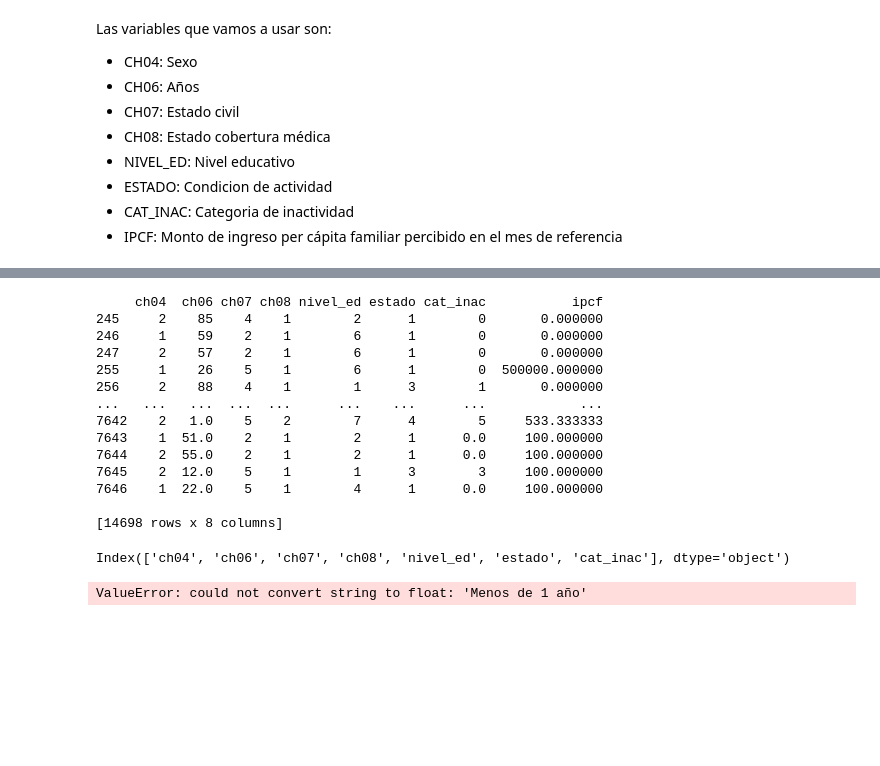
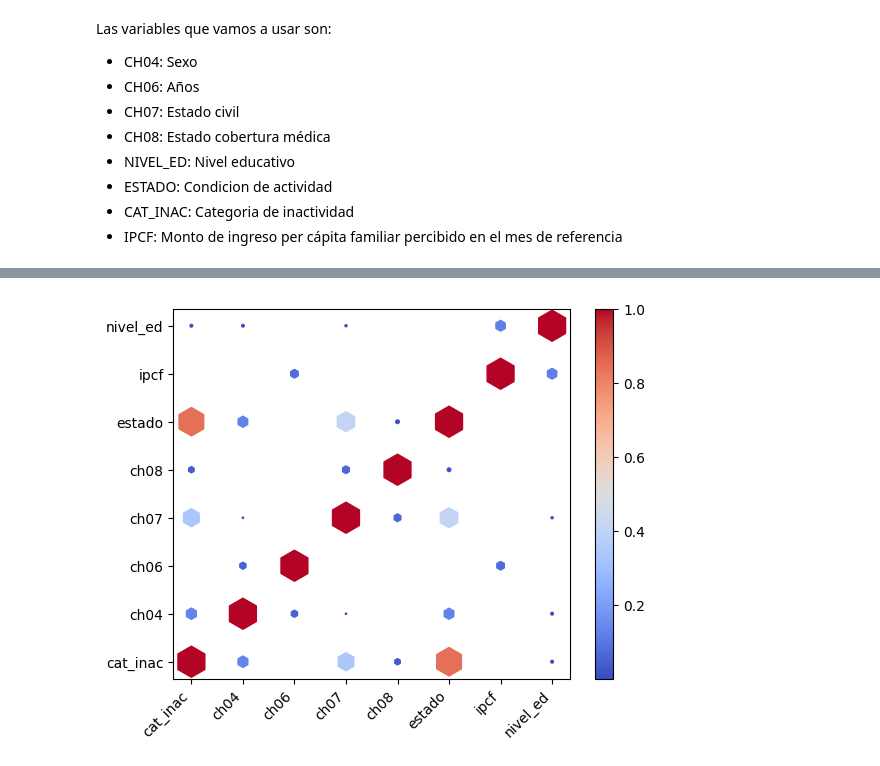
Before and after one commit to AngelaNavajas/CC408-T1-4, a Jupyter notebook: TP3/TP3.ipynb, the cells around one changed output, grey strips where cells are left out. Drawn from its saved outputs; the diff is of its cells as text; code cells hidden in the pictures; blank space fills up the shorter version.

```diff
--- a/TP3/TP3.ipynb
+++ b/TP3/TP3.ipynb
@@ -77,9 +62,6 @@ Las variables que vamos a usar son:
 - IPCF: Monto de ingreso per cápita familiar percibido en el mes de referencia
 # %%
 # como hay datos que tienen distintas etiquetas en las dos bases que concatenamos, tenemos que unificar renombrar las etiquetas de una de las bases asi se pueden tener todos los datos con el mismo valor
-
-############ FALTA EL VALOR DE UNA ETIQUETA DE LA COLUMNA CH08 PARA REEMPLAZARLO
-
 variables_interes = base_prelimpieza[["ch04", "ch06", "ch07", "ch08", "nivel_ed", "estado", "cat_inac"]]
 
 for i in variables_interes:
@@ -90,8 +72,7 @@ for i in variables_interes:
     elif i == "ch06":
         base_prelimpieza['ch06'] = base_prelimpieza['ch06'].replace({
             '98 y más años' : 98,
-            'Menos de 1 año' : 0,
-            -1 : 0})
+            'Menos de 1 año' : 0})
         # cambio el formato de los valores de esta columna porque la mitad estaba en float y la mitas en int
         base_prelimpieza['ch06'] = base_prelimpieza['ch06'].astype(int)
     elif i == "ch07":
@@ -110,10 +91,8 @@ for i in variables_interes:
             'Ns./Nr.': 9,
             'Obra social y mutual/prepaga/servicio de emergencia': 12,
             'Obra social y planes y seguros públicos': 13,
-            'Mutual/Prepaga/Servicio de emergencia': 23,
-            'Obra Social': 123
-        # FALTA EL CODIGO DE "Mutual/prepaga/servicio de emergencia/planes y seguros públi" :
-        })
+            'Mutual/prepaga/servicio de emergencia/planes y seguros públi': 23,
+            'Obra Social, mutual/prepaga/servicio de emergencia y planes y seguros públicos': 123})
     elif i == "nivel_ed":
         base_prelimpieza['nivel_ed'] = base_prelimpieza['nivel_ed'].replace({
             'Primaria Incompleta (incluye educación especial)': 1,
@@ -264,64 +293,38 @@ plt.show()
 # %%
-#Matriz de correlacion
-# Step 1 - Make a scatter plot with square markers, set column names as labels
+# lo saque del 1er link
 
-def heatmap(x, y, size):
+# NO SE PORQUE NO PONE CORRELACIONES NEGATIVAS!!!!!!!!!
+
+def heatmap(x, y, size, color):
     fig, ax = plt.subplots()
-
     # Mapping from column names to integer coordinates
     x_labels = [v for v in sorted(x.unique())]
     y_labels = [v for v in sorted(y.unique())]
     x_to_num = {p[1]:p[0] for p in enumerate(x_labels)}
     y_to_num = {p[1]:p[0] for p in enumerate(y_labels)}
 
     size_scale = 500
-    ax.scatter(
+    scatter = ax.scatter(
         x=x.map(x_to_num), # Use mapping for x
         y=y.map(y_to_num), # Use mapping for y
         s=size * size_scale, # Vector of square sizes, proportional to size parameter
-        marker='s' # Use square as scatterplot marker
+        c=color,  # Colores de los puntos
+        cmap='coolwarm',  # Mapa de colores
+        marker='h' # usamos exagonos¿? creo que se llamaban asi
     )
+    plt.colorbar(scatter, ax = ax)
 
-    # Show column labels on the axes
-    ax.set_xticks([x_to_num[v] for v in x_labels])
+    # Mostrar etiquetas de columnas en los ejes
+    ax.set_xticks(list(x_to_num.values()))
     ax.set_xticklabels(x_labels, rotation=45, horizontalalignment='right')
-    ax.set_yticks([y_to_num[v] for v in y_labels])
+    ax.set_yticks(list(y_to_num.values()))
     ax.set_yticklabels(y_labels)
+
+# hago el grafico
+variables_corr = base_limpia[['ch04', 'ch06', 'ch07', 'ch08', 'nivel_ed', 'estado', 'cat_inac', 'ipcf']]
+corr = variables_corr.corr()
+corr = pd.melt(corr.reset_index(), id_vars='index') # Unpivot the dataframe, so we can get pair of arrays for x and y
+corr.columns = ['x', 'y', 'value']
+heatmap(x=corr['x'], y=corr['y'], size=corr['value'], color=corr['value'].abs())
+# %% [output]
+[figure, added]
-# %%
-variable_matriz = ['ch04', 'ch06', 'ch07', 'ch08', 'nivel_ed', 'estado', 'cat_inac', 'ipcf']
-base_variables = base_prelimpieza[variable_matriz]
-
-# Mostrar la nueva base de datos
-print(base_variables)
-# %% [output]
-     ch04  ch06 ch07 ch08 nivel_ed estado cat_inac           ipcf
-245     2    85    4    1        2      1        0       0.000000
-246     1    59    2    1        6      1        0       0.000000
-247     2    57    2    1        6      1        0       0.000000
-255     1    26    5    1        6      1        0  500000.000000
-256     2    88    4    1        1      3        1       0.000000
-...   ...   ...  ...  ...      ...    ...      ...            ...
-7642    2   1.0    5    2        7      4        5     533.333333
-7643    1  51.0    2    1        2      1      0.0     100.000000
-7644    2  55.0    2    1        2      1      0.0     100.000000
-7645    2  12.0    5    1        1      3        3     100.000000
-7646    1  22.0    5    1        4      1      0.0     100.000000
-
-[14698 rows x 8 columns]
-# %%
-# Filtra las columnas no numéricas
-non_numeric_cols = base_variables.select_dtypes(include=['object']).columns
-print(non_numeric_cols)
-# %% [output]
-Index(['ch04', 'ch06', 'ch07', 'ch08', 'nivel_ed', 'estado', 'cat_inac'], dtype='object')
-# %%
-matriz = base_variables.corr()
-matriz = pd.melt(matriz.reset_index(), id_vars='index') # Unpivot the dataframe, so we can get pair of arrays for x and y
-matriz.columns = ['x', 'y', 'value']
-heatmap(
-    x=matriz['x'],
-    y=matriz['y'],
-    size=matriz['value'].abs()
-)
-# %% [output]
-ValueError: could not convert string to float: 'Menos de 1 año'
```
Also changed, not shown: parts of 18 cells of this notebook.
